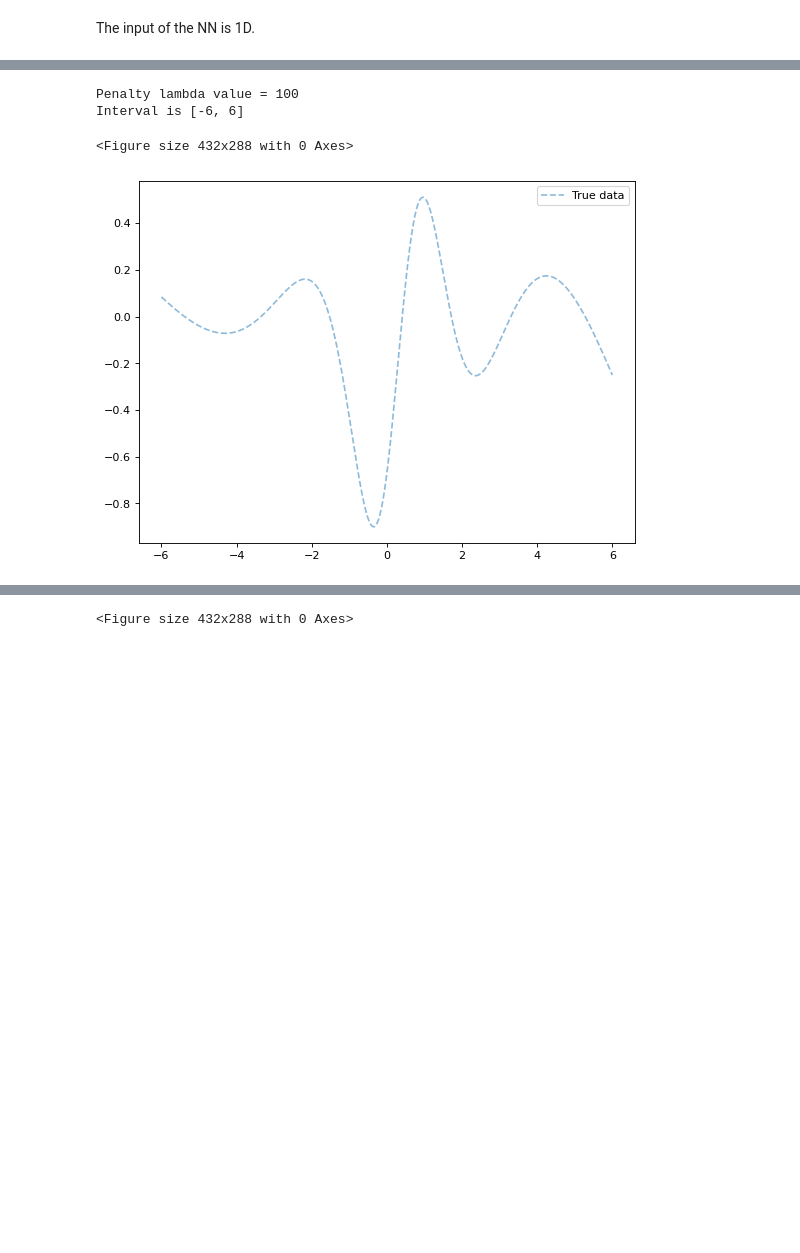
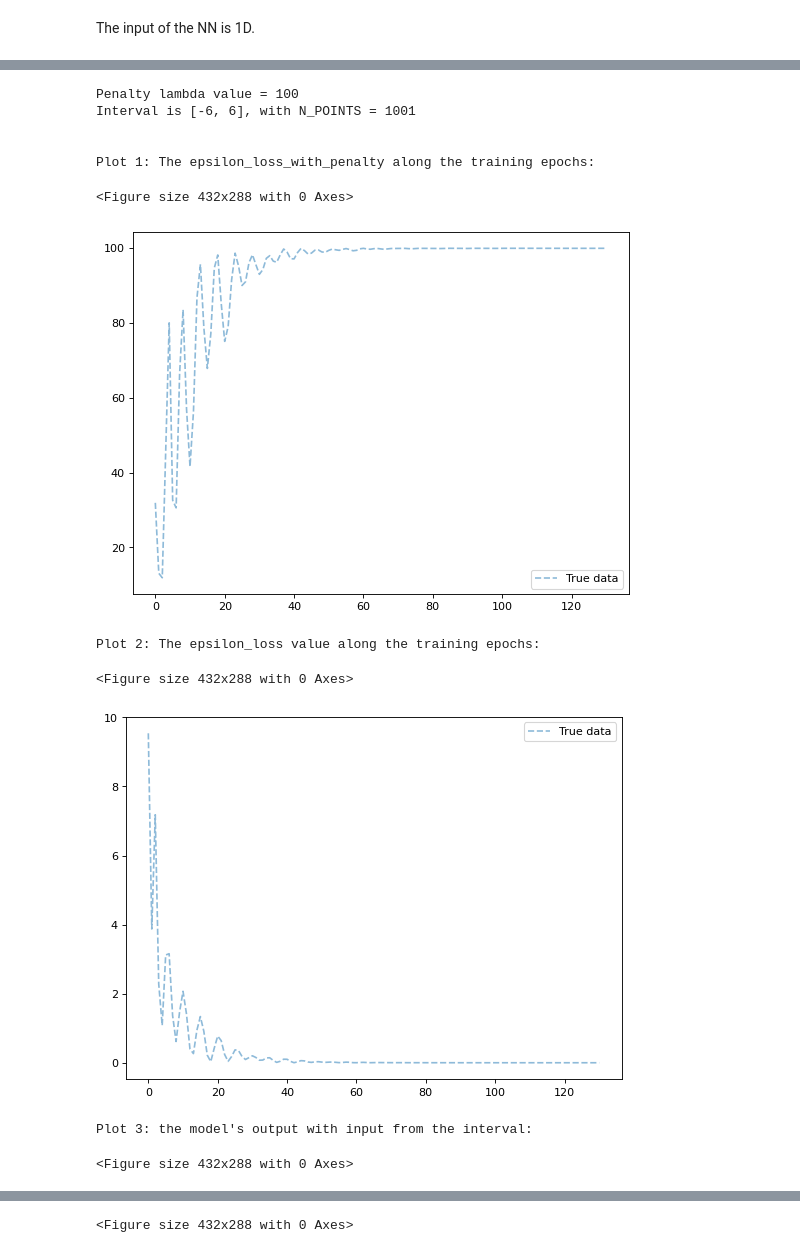
Before and after one commit to trungdoquoc/reu-math-2022, a Jupyter notebook: PyTorch_.ipynb, the cells around one changed output, grey strips where cells are left out. Drawn from its saved outputs; the diff is of its cells as text; code cells hidden in the pictures; blank space fills up the shorter version.

```diff
--- a/PyTorch_.ipynb
+++ b/PyTorch_.ipynb
@@ -213,18 +190,20 @@ class Nonlinear(nn.Module):
                 self.output.weight.data.copy_(c.item() * self.output.weight.data)
                 self.output.bias.data.copy_(c.item() * self.output.bias.data)
                 print("c value = " + str(c))
-                print("LOSS VALUE = "
+                print("LOSS VALUE WITH LAMBDA PENALTY = "
+                      + str(epsilon_Loss_penalty(v_x, self, lambda_pen,
+                                                 lower_bound, upper_bound, n_points)))
+                print("LOSS VALUE  = "
                       + str(epsilon_Loss(v_x, self, lower_bound, upper_bound, n_points)))
                 break
             elif epoch > 0 and stop_counter < 5:
-                if torch.abs(y_loss[epoch-1]-loss) <= 1e-5:
+                if torch.abs(y_loss_pen[epoch-1]-loss_pen) <= 1e-5:
                     stop_counter += 1
                 else:
                     stop_counter = 0
 
-            print('epoch {}, loss {}'.format(epoch, loss.item()))
-            loss.backward()
-            # Calculate the derivative(loss) w.r.t the model's parameters
+            print('epoch {}, loss with penalty {}'.format(epoch, loss_pen.item()))
+            loss_pen.backward()
             optimizer.step()
 
         return (x_epochs, y_loss_pen, y_loss)
@@ -366,22 +353,42 @@ LOSS VALUE = tensor([1.2546], grad_fn=<MulBackward0>)
 # %%
 ### Model result using epsilon loss function with penalty
 print("Penalty lambda value = " + str(LAMBDA_PEN))
-print("Interval is [{lb}, {ub}]".format(lb=LOWER_BOUND, ub=UPPER_BOUND))
+print("Interval is [{lb}, {ub}], with N_POINTS = {np}".format(lb=LOWER_BOUND,
+                                                              ub=UPPER_BOUND,
+                                                              np=N_POINTS))
+print("\n")
 # Plot 1: The epsilon_loss with lambda penalty:
+print("Plot 1: The epsilon_loss_with_penalty along the training epochs:")
+x_epochs = graph_val_pen[0]
+y1 = [i.detach().numpy().item() for i in graph_val_pen[1]]
+plot_figure(x_epochs, y1)
+print("\n")
+# Plot 2: The epsilon_loss value when using train with penalty:
+print("Plot 2: The epsilon_loss value along the training epochs:")
+y2 = [i.detach().numpy().item() for i in graph_val_pen[2]]
+plot_figure(x_epochs, y2)
+print("\n")
 
-# Plot 2: The epsilon_loss value when using train with penalty:
-
+# plot_figure(x_values, model_output)
 # Plot 3: the model's output with input from the interval [LOWER_BOUND, UPPER_BOUND]:
+print("Plot 3: the model's output with input from the interval: ")
 x_vals = [torch.tensor([i], requires_grad=True, dtype=torch.float) for i in x_train]
 
 model_output = []
 for i in x_vals:
     model_output.append(model(i).detach().numpy().item())
 
 plot_figure(x_values, model_output)
-# model_output
 # %% [output]
 Penalty lambda value = 100
-Interval is [-6, 6]
+Interval is [-6, 6], with N_POINTS = 1001
+
+
+Plot 1: The epsilon_loss_with_penalty along the training epochs:
 <Figure size 432x288 with 0 Axes>
-[figure, old version]
+[figure, new version]
+Plot 2: The epsilon_loss value along the training epochs:
+<Figure size 432x288 with 0 Axes>
+[figure, added]
+Plot 3: the model's output with input from the interval:
+<Figure size 432x288 with 0 Axes>
```
Also changed, not shown: parts of 12 cells of this notebook.
